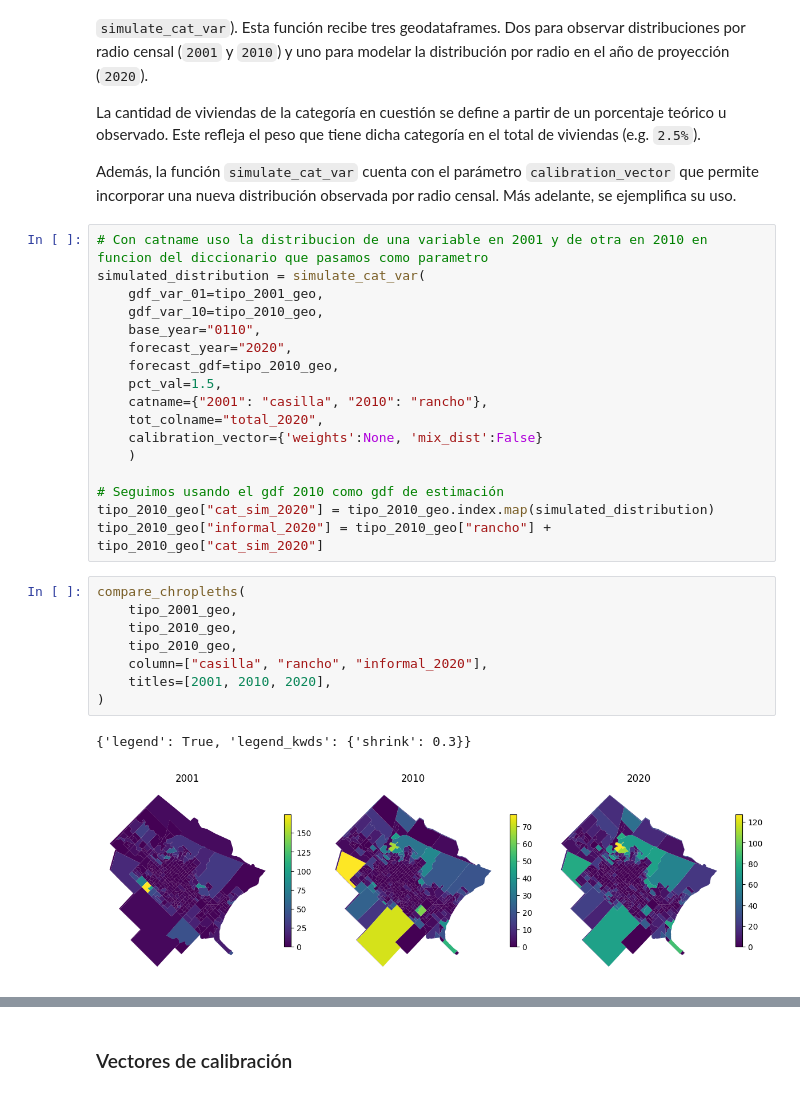
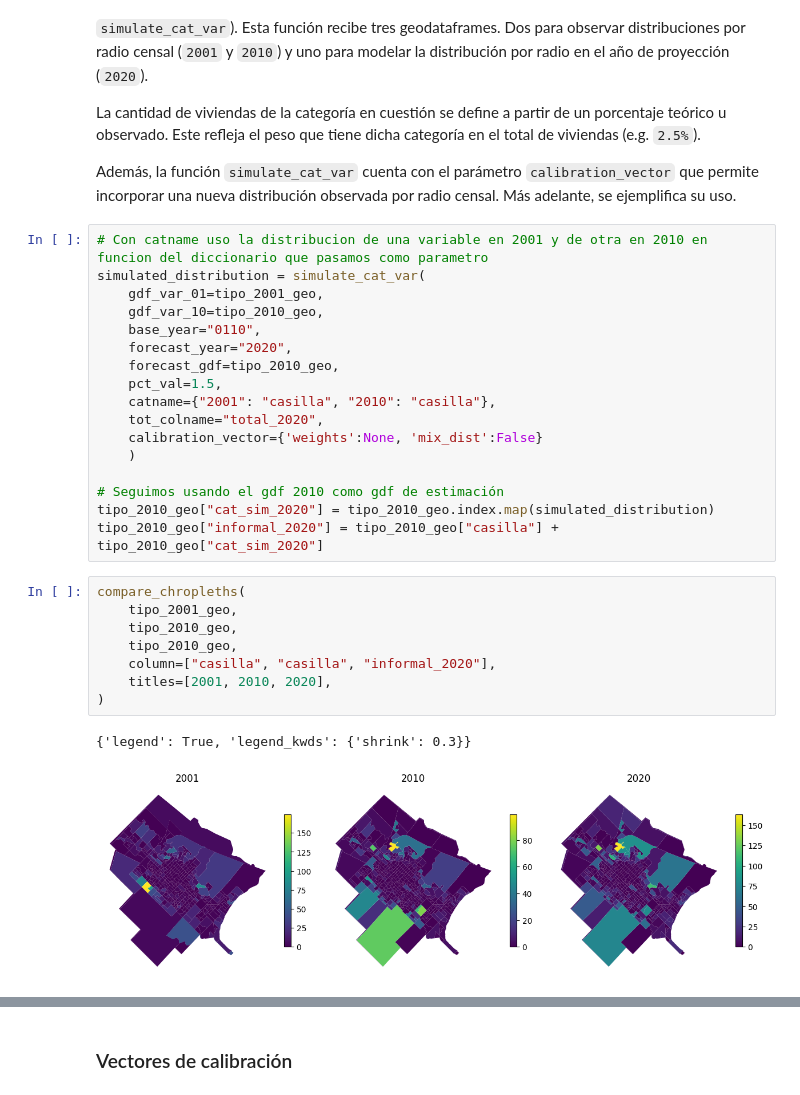
Before and after one commit to CEEU-lab/CENSAr, a Jupyter notebook: notebooks/01-distribution-modeling-without-2020-tracts.ipynb, the cells around one changed output, grey strips where cells are left out. Saved outputs shown, nothing was run; the diff lists cells and outputs as text.

```diff
--- a/notebooks/01-distribution-modeling-without-2020-tracts.ipynb
+++ b/notebooks/01-distribution-modeling-without-2020-tracts.ipynb
@@ -137,22 +144,22 @@ simulated_distribution = simulate_cat_var(
     forecast_year="2020",
     forecast_gdf=tipo_2010_geo,
     pct_val=1.5,
-    catname={"2001": "casilla", "2010": "rancho"},
+    catname={"2001": "casilla", "2010": "casilla"},
     tot_colname="total_2020",
     calibration_vector={'weights':None, 'mix_dist':False}
     )
 
 # Seguimos usando el gdf 2010 como gdf de estimación
 tipo_2010_geo["cat_sim_2020"] = tipo_2010_geo.index.map(simulated_distribution)
-tipo_2010_geo["informal_2020"] = tipo_2010_geo["rancho"] + tipo_2010_geo["cat_sim_2020"]
+tipo_2010_geo["informal_2020"] = tipo_2010_geo["casilla"] + tipo_2010_geo["cat_sim_2020"]
 # %%
 compare_chropleths(
     tipo_2001_geo,
     tipo_2010_geo,
     tipo_2010_geo,
-    column=["casilla", "rancho", "informal_2020"],
+    column=["casilla", "casilla", "informal_2020"],
     titles=[2001, 2010, 2020],
 )
 # %% [output]
 {'legend': True, 'legend_kwds': {'shrink': 0.3}}
-[figure, old version]
+[figure, new version]
```
Also changed, not shown: parts of 23 cells of this notebook.
